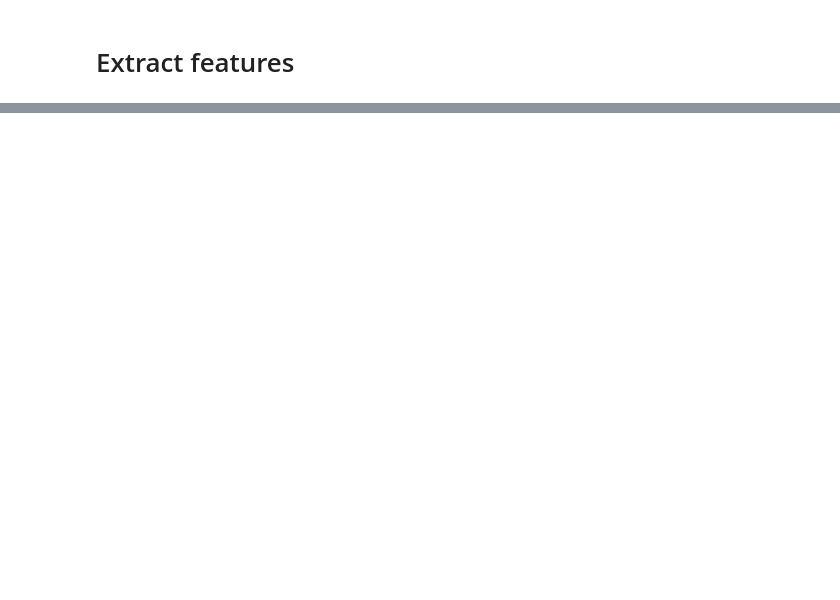
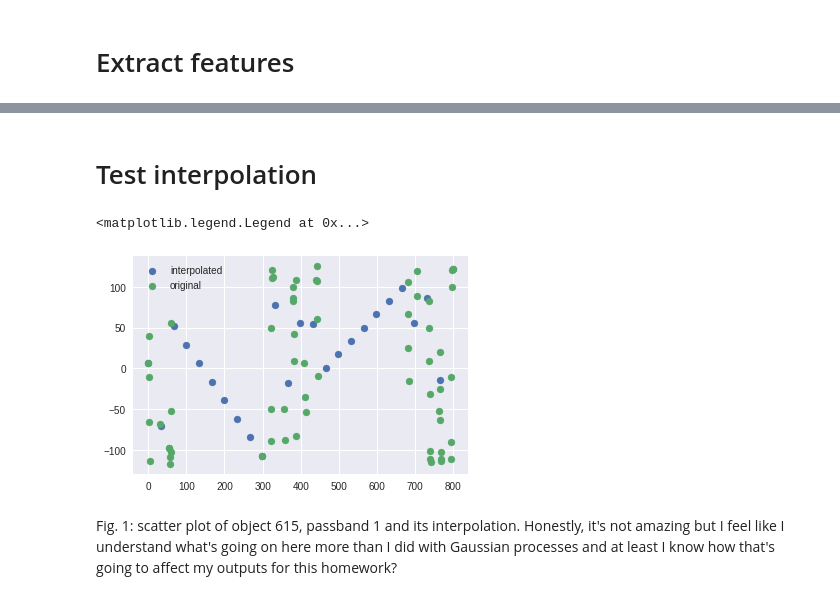
Before and after one commit to lifewinning/MLTSA22_IBurrington, a Jupyter notebook: HW8/HW8.ipynb, the cells around one changed output, grey strips where cells are left out. Drawn from its saved outputs; the diff is of its cells as text; code cells hidden in the pictures; blank space fills up the shorter version.

```diff
--- a/HW8/HW8.ipynb
+++ b/HW8/HW8.ipynb
@@ -125,0 +64,4 @@ lcvs.npy  training_set.csv  training_set.csv.zip  training_set_metadata.csv
+# %%
+lcvs_group = lcvs.groupby(['object_id','passband'])
+# %%
+lcvs_tolist = lcvs_group.apply(pd.Series.tolist).tolist()
@@ -125,0 +88,19 @@ lcvs.npy  training_set.csv  training_set.csv.zip  training_set_metadata.csv
+# %% [markdown]
+# Test interpolation
+# %%
+# making sure this works
+df = pd.DataFrame(lcvs_tolist[0], columns=lcvs.columns)
+# %%
+intervals = np.linspace(0, df['time_from_start'].max(), num=100)
+interpolation = interpolate.interp1d(x = df['time_from_start'], y = df['flux'])
+evenint = interpolation(intervals)
+# %%
+fig, ax = plt.subplots()
+ax.scatter(intervals, evenint, label="interpolated")
+ax.scatter(df['time_from_start'], df['flux'], label="original")
+ax.legend()
+# %% [output]
+<matplotlib.legend.Legend at 0x...>
+[figure, added]
+# %% [markdown]
+Fig. 1: scatter plot of object 615, passband 1 and its interpolation. Honestly, it's not amazing but I feel like I understand what's going on here more than I did with Gaussian processes and at least I know how that's going to affect my outputs for this homework?
```
Also changed, not shown: parts of 36 cells of this notebook.
